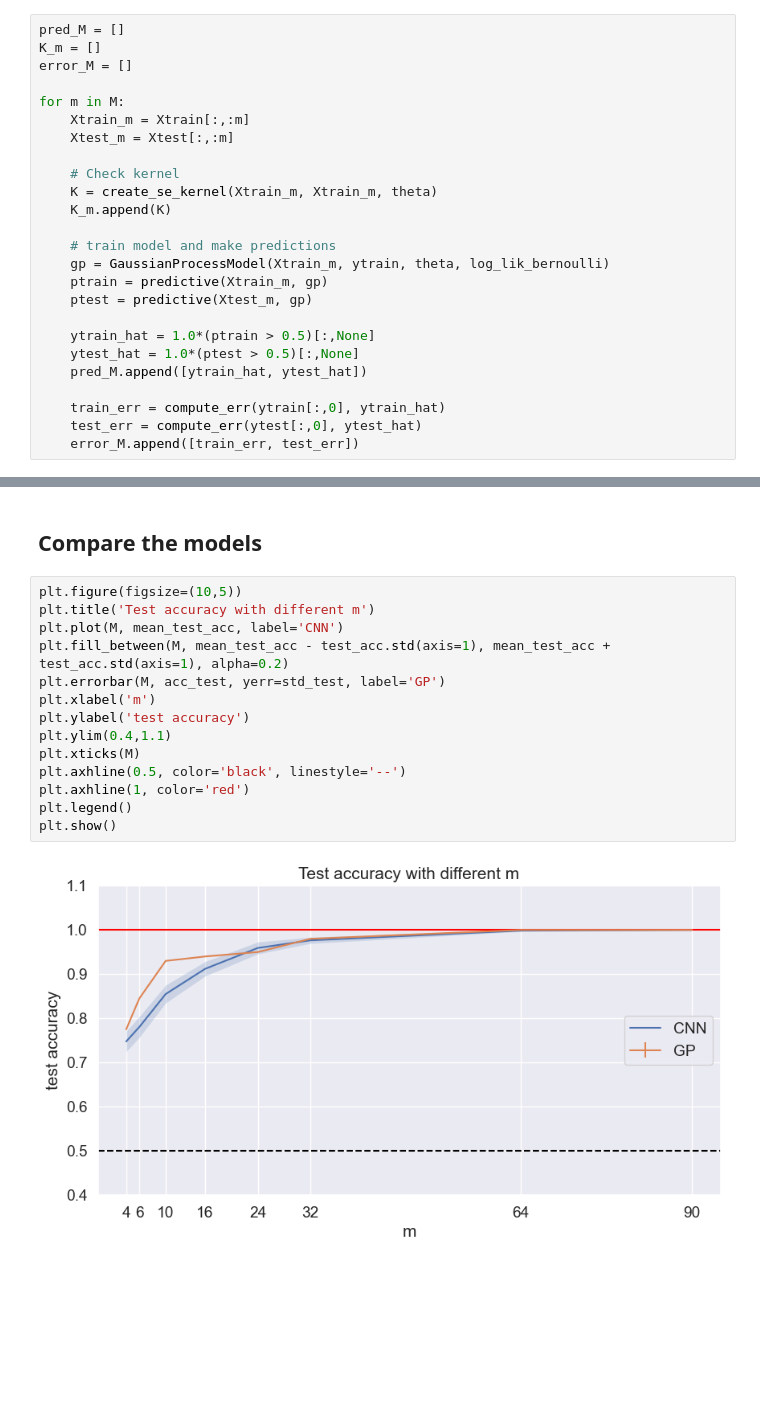
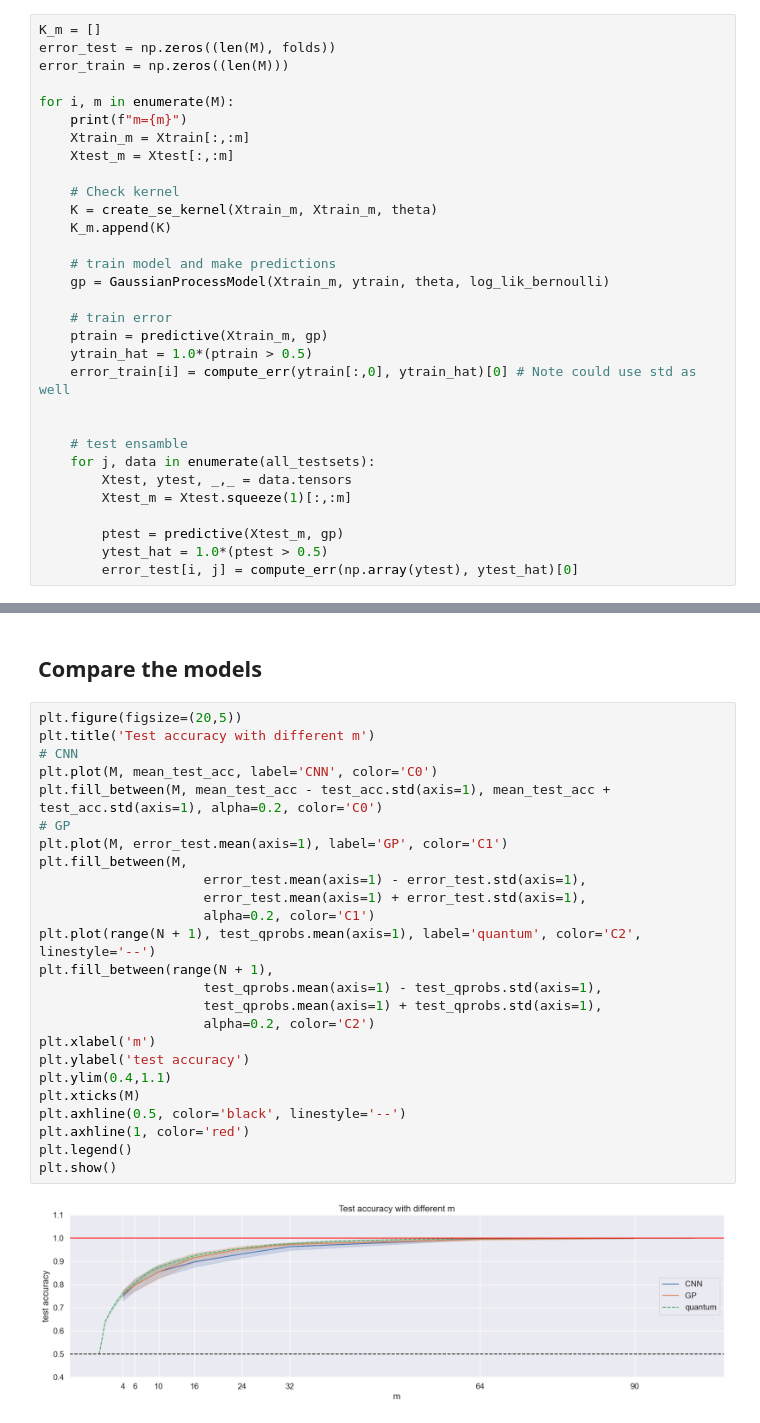
Before and after one commit to AlexInselmann/quantum-sensing, a Jupyter notebook: steady_state.ipynb, the cells around one changed output, grey strips where cells are left out. Drawn from its saved outputs; the diff is of its cells as text; blank space fills up the shorter version.

Commit message:
update steady state  + plots in neumann nb

```diff
--- a/steady_state.ipynb
+++ b/steady_state.ipynb
@@ -310,11 +333,12 @@ Test error: 1.000 +- 0.000
 ### With fewer observations
 The same experiment but with fewer observations.
 # %%
-pred_M = []
 K_m = []
-error_M = []
+error_test = np.zeros((len(M), folds))
+error_train = np.zeros((len(M)))
 
-for m in M:
+for i, m in enumerate(M):
+    print(f"m={m}")
     Xtrain_m = Xtrain[:,:m]
     Xtest_m = Xtest[:,:m]
 
@@ -324,13 +348,18 @@ for m in M:
 
     # train model and make predictions
     gp = GaussianProcessModel(Xtrain_m, ytrain, theta, log_lik_bernoulli)
+
+    # train error
     ptrain = predictive(Xtrain_m, gp)
-    ptest = predictive(Xtest_m, gp)
+    ytrain_hat = 1.0*(ptrain > 0.5)
+    error_train[i] = compute_err(ytrain[:,0], ytrain_hat)[0] # Note could use std as well
 
-    ytrain_hat = 1.0*(ptrain > 0.5)[:,None]
-    ytest_hat = 1.0*(ptest > 0.5)[:,None]
-    pred_M.append([ytrain_hat, ytest_hat])
 
-    train_err = compute_err(ytrain[:,0], ytrain_hat)
-    test_err = compute_err(ytest[:,0], ytest_hat)
-    error_M.append([train_err, test_err])
+    # test ensamble
+    for j, data in enumerate(all_testsets):
+        Xtest, ytest, _,_ = data.tensors
+        Xtest_m = Xtest.squeeze(1)[:,:m]
+
+        ptest = predictive(Xtest_m, gp)
+        ytest_hat = 1.0*(ptest > 0.5)
+        error_test[i, j] = compute_err(np.array(ytest), ytest_hat)[0]
@@ -370,18 +427,29 @@ plt.show()
 # %% [markdown]
 ## Compare the models
 # %%
-plt.figure(figsize=(10,5))
+plt.figure(figsize=(20,5))
 plt.title('Test accuracy with different m')
-plt.plot(M, mean_test_acc, label='CNN')
-plt.fill_between(M, mean_test_acc - test_acc.std(axis=1), mean_test_acc + test_acc.std(axis=1), alpha=0.2)
-plt.errorbar(M, acc_test, yerr=std_test, label='GP')
+# CNN
+plt.plot(M, mean_test_acc, label='CNN', color='C0')
+plt.fill_between(M, mean_test_acc - test_acc.std(axis=1), mean_test_acc + test_acc.std(axis=1), alpha=0.2, color='C0')
+# GP
+plt.plot(M, error_test.mean(axis=1), label='GP', color='C1')
+plt.fill_between(M,
+                     error_test.mean(axis=1) - error_test.std(axis=1),
+                     error_test.mean(axis=1) + error_test.std(axis=1),
+                     alpha=0.2, color='C1')
+plt.plot(range(N + 1), test_qprobs.mean(axis=1), label='quantum', color='C2', linestyle='--')
+plt.fill_between(range(N + 1),
+                     test_qprobs.mean(axis=1) - test_qprobs.std(axis=1),
+                     test_qprobs.mean(axis=1) + test_qprobs.std(axis=1),
+                     alpha=0.2, color='C2')
 plt.xlabel('m')
 plt.ylabel('test accuracy')
 plt.ylim(0.4,1.1)
 plt.xticks(M)
 plt.axhline(0.5, color='black', linestyle='--')
 plt.axhline(1, color='red')
 plt.legend()
 plt.show()
 # %% [output]
-[figure, old version]
+[figure, new version]
```
Also changed, not shown: parts of 13 cells of this notebook, 7 other files.
